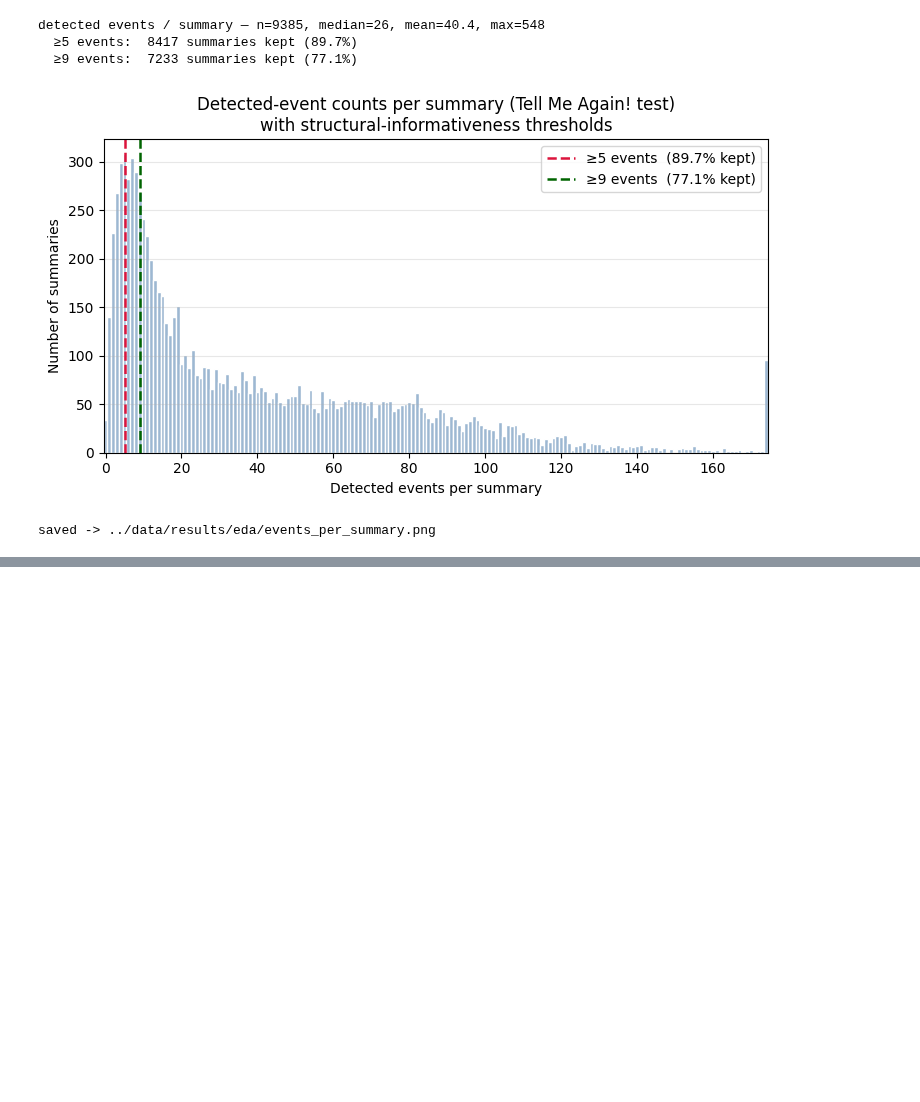
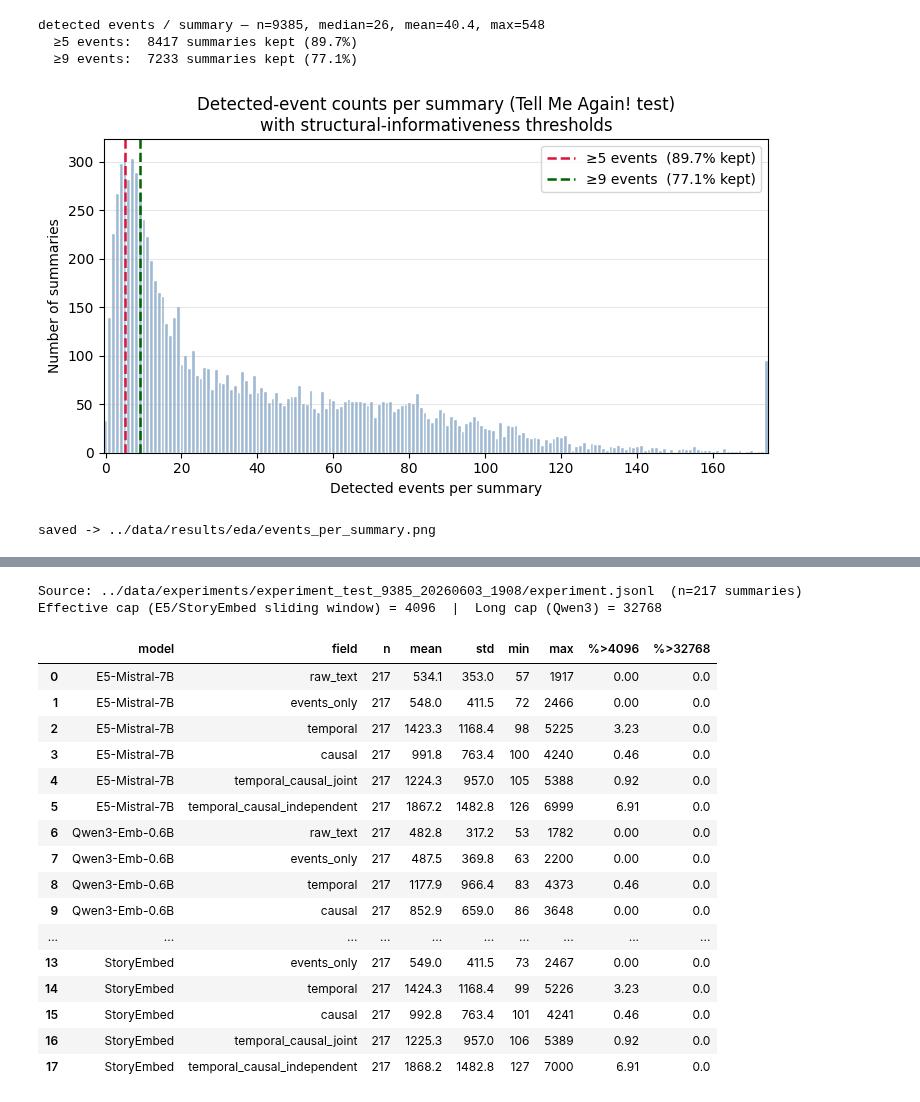
Before and after one commit to bgrsph/uva-thesis-computational-narrative-analysis, a Jupyter notebook: notebooks/eda.ipynb, the cells around one changed output, grey strips where cells are left out. Cells and saved outputs as stored; diff of their text form; code cells hidden in the pictures; blank space fills up the shorter version.

```diff
--- a/notebooks/eda.ipynb
+++ b/notebooks/eda.ipynb
@@ -2374,0 +2400,77 @@ saved -> ../data/results/eda/events_per_summary.png
+# %%
+# === UNI-71: Token-length audit vs. embedder context windows — production embedders ===
+# Source: full pilot run experiment.jsonl (n=217). For each of the three downstream embedders,
+# tokenize the model's ACTUAL encoder input (Instruct/Query prefix + special tokens) and report
+# n / mean / std / min / max, plus the share over the 4096 effective cap (E5 & StoryEmbed share
+# Mistral's sliding_window=4096) and over the 32768 cap (Qwen3's real window).
+import json
+from pathlib import Path
+import pandas as pd
+from transformers import AutoTokenizer
+
+EXPERIMENT_JSONL = Path("../data/experiments/experiment_test_9385_20260603_1908/experiment.jsonl")
+CAP_EFFECTIVE = 4096    # E5 / StoryEmbed effective window (Mistral sliding_window = 4096)
+CAP_LONG      = 32768   # Qwen3-Embedding window (= E5/StoryEmbed max_position_embeddings, but capped by the sliding window in practice)
+
+# Task prefix is identical across the three encoders (see models/embed/encoders.py).
+TASK = "Retrieve stories with a similar narrative to the given story."
+ENCODERS = {
+    "E5-Mistral-7B":  "intfloat/e5-mistral-7b-instruct",
+    "StoryEmbed":     "uhhlt/story-emb",
+    "Qwen3-Emb-0.6B": "Qwen/Qwen3-Embedding-0.6B",
+}
+FIELDS = ["raw_text", "events_only", "temporal", "causal",
+          "temporal_causal_joint", "temporal_causal_independent"]
+
+def field_text(row: dict, field: str) -> str:
+    """Return the exact string the embedder would encode for a given condition."""
+    if field == "raw_text":    return row["text"]
+    if field == "events_only": return row["linearized_events_only"]
+    return row["conditions"][field]["linearized"]
+
+experiment_rows = [json.loads(line) for line in EXPERIMENT_JSONL.open() if line.strip()]
+tokenizers = {name: AutoTokenizer.from_pretrained(mid) for name, mid in ENCODERS.items()}
+
+records = []
+for model_name, tok in tokenizers.items():
+    for field in FIELDS:
+        counts = pd.Series([
+            len(tok(f"Instruct: {TASK}\nQuery: {field_text(row, field)}",
+                    add_special_tokens=True)["input_ids"])
+            for row in experiment_rows
+        ])
+        records.append({
+            "model": model_name, "field": field, "n": int(counts.size),
+            "mean": round(counts.mean(), 1), "std": round(counts.std(), 1),
+            "min": int(counts.min()), "max": int(counts.max()),
+            "%>4096":  round(100 * (counts > CAP_EFFECTIVE).mean(), 2),
+            "%>32768": round(100 * (counts > CAP_LONG).mean(), 2),
+        })
+
+token_cap_df = pd.DataFrame(records)
+token_cap_df["field"] = pd.Categorical(token_cap_df["field"], categories=FIELDS, ordered=True)
+token_cap_df = token_cap_df.sort_values(["model", "field"]).reset_index(drop=True)
+
+print(f"Source: {EXPERIMENT_JSONL}  (n={len(experiment_rows)} summaries)")
+print(f"Effective cap (E5/StoryEmbed sliding window) = {CAP_EFFECTIVE}  |  Long cap (Qwen3) = {CAP_LONG}")
+token_cap_df
+# %% [output]
+Source: ../data/experiments/experiment_test_9385_20260603_1908/experiment.jsonl  (n=217 summaries)
+Effective cap (E5/StoryEmbed sliding window) = 4096  |  Long cap (Qwen3) = 32768
+|  | model | field | n | mean | std | min | max | %>4096 | %>32768 |
+| 0 | E5-Mistral-7B | raw_text | 217 | 534.1 | 353.0 | 57 | 1917 | 0.00 | 0.0 |
+| 1 | E5-Mistral-7B | events_only | 217 | 548.0 | 411.5 | 72 | 2466 | 0.00 | 0.0 |
+| 2 | E5-Mistral-7B | temporal | 217 | 1423.3 | 1168.4 | 98 | 5225 | 3.23 | 0.0 |
+| 3 | E5-Mistral-7B | causal | 217 | 991.8 | 763.4 | 100 | 4240 | 0.46 | 0.0 |
+| 4 | E5-Mistral-7B | temporal_causal_joint | 217 | 1224.3 | 957.0 | 105 | 5388 | 0.92 | 0.0 |
+| 5 | E5-Mistral-7B | temporal_causal_independent | 217 | 1867.2 | 1482.8 | 126 | 6999 | 6.91 | 0.0 |
+| 6 | Qwen3-Emb-0.6B | raw_text | 217 | 482.8 | 317.2 | 53 | 1782 | 0.00 | 0.0 |
+| 7 | Qwen3-Emb-0.6B | events_only | 217 | 487.5 | 369.8 | 63 | 2200 | 0.00 | 0.0 |
+| 8 | Qwen3-Emb-0.6B | temporal | 217 | 1177.9 | 966.4 | 83 | 4373 | 0.46 | 0.0 |
+| 9 | Qwen3-Emb-0.6B | causal | 217 | 852.9 | 659.0 | 86 | 3648 | 0.00 | 0.0 |
+| ... | ... | ... | ... | ... | ... | ... | ... | ... | ... |
+| 13 | StoryEmbed | events_only | 217 | 549.0 | 411.5 | 73 | 2467 | 0.00 | 0.0 |
+| 14 | StoryEmbed | temporal | 217 | 1424.3 | 1168.4 | 99 | 5226 | 3.23 | 0.0 |
+| 15 | StoryEmbed | causal | 217 | 992.8 | 763.4 | 101 | 4241 | 0.46 | 0.0 |
+| 16 | StoryEmbed | temporal_causal_joint | 217 | 1225.3 | 957.0 | 106 | 5389 | 0.92 | 0.0 |
+| 17 | StoryEmbed | temporal_causal_independent | 217 | 1868.2 | 1482.8 | 127 | 7000 | 6.91 | 0.0 |
```
Also changed, not shown: parts of 1 cell of this notebook, 2 other files.
